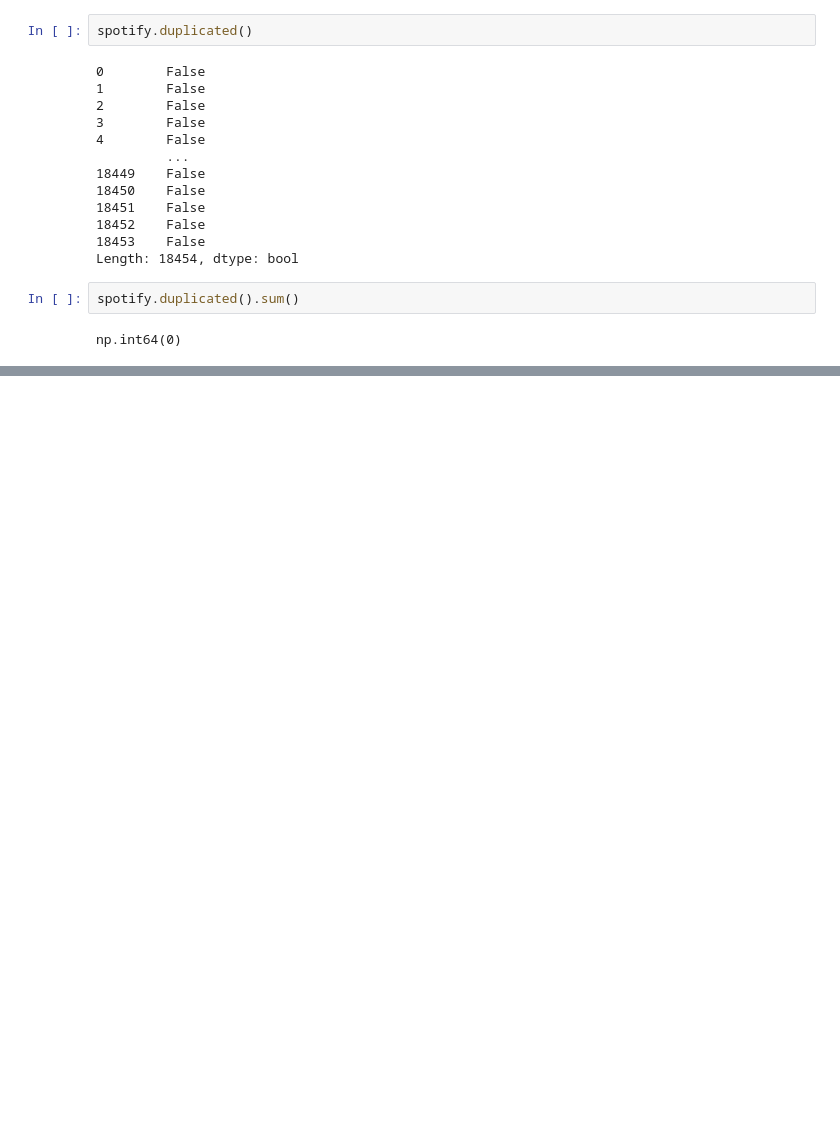
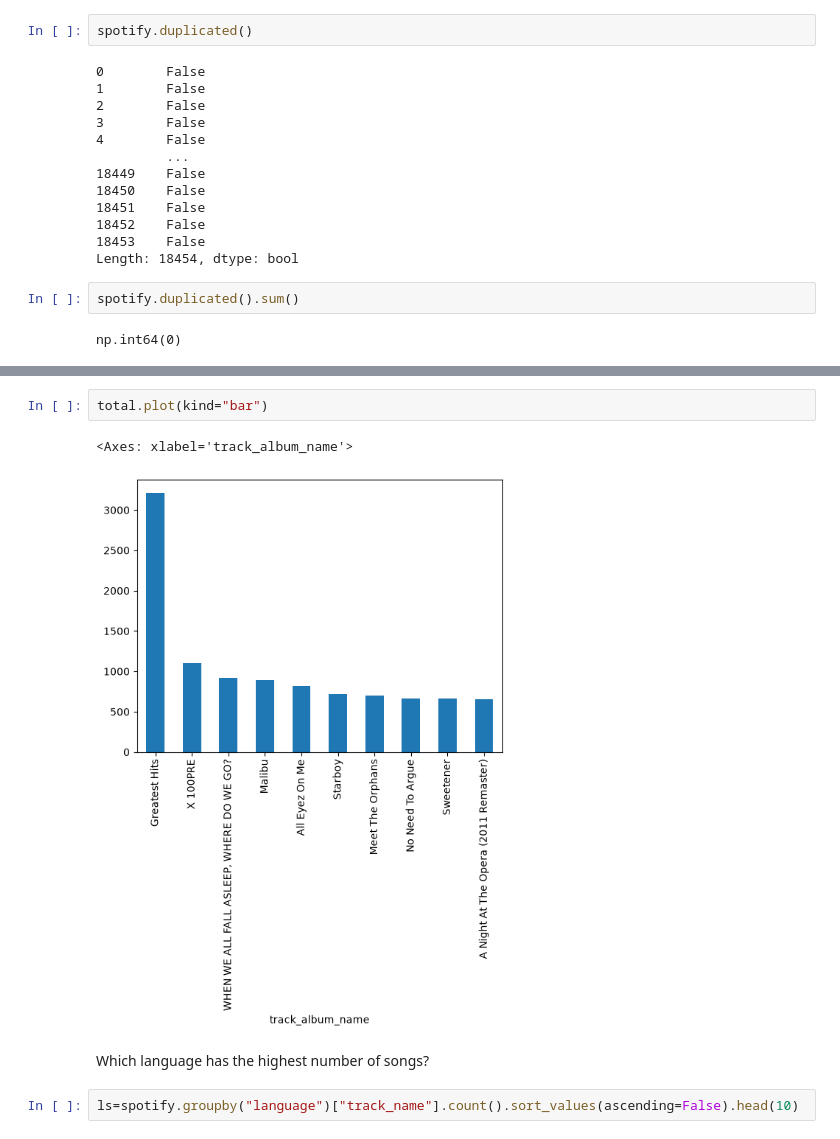
Before and after one commit to GnanajothiM/Spotify-Song-Trends-and-Audio-Feature-Analysis, a Jupyter notebook: source/spotify_songs.ipynb, the cells around one changed output, grey strips where cells are left out. Cells and saved outputs as stored; diff of their text form; blank space fills up the shorter version.

```diff
--- a/source/spotify_songs.ipynb
+++ b/source/spotify_songs.ipynb
@@ -211,0 +322,9 @@ np.int64(0)
+# %%
+total.plot(kind="bar")
+# %% [output]
+<Axes: xlabel='track_album_name'>
+[figure, added]
+# %% [markdown]
+Which language has the highest number of songs?
+# %%
+ls=spotify.groupby("language")["track_name"].count().sort_values(ascending=False).head(10)
```
Also changed, not shown: parts of 40 cells of this notebook.
